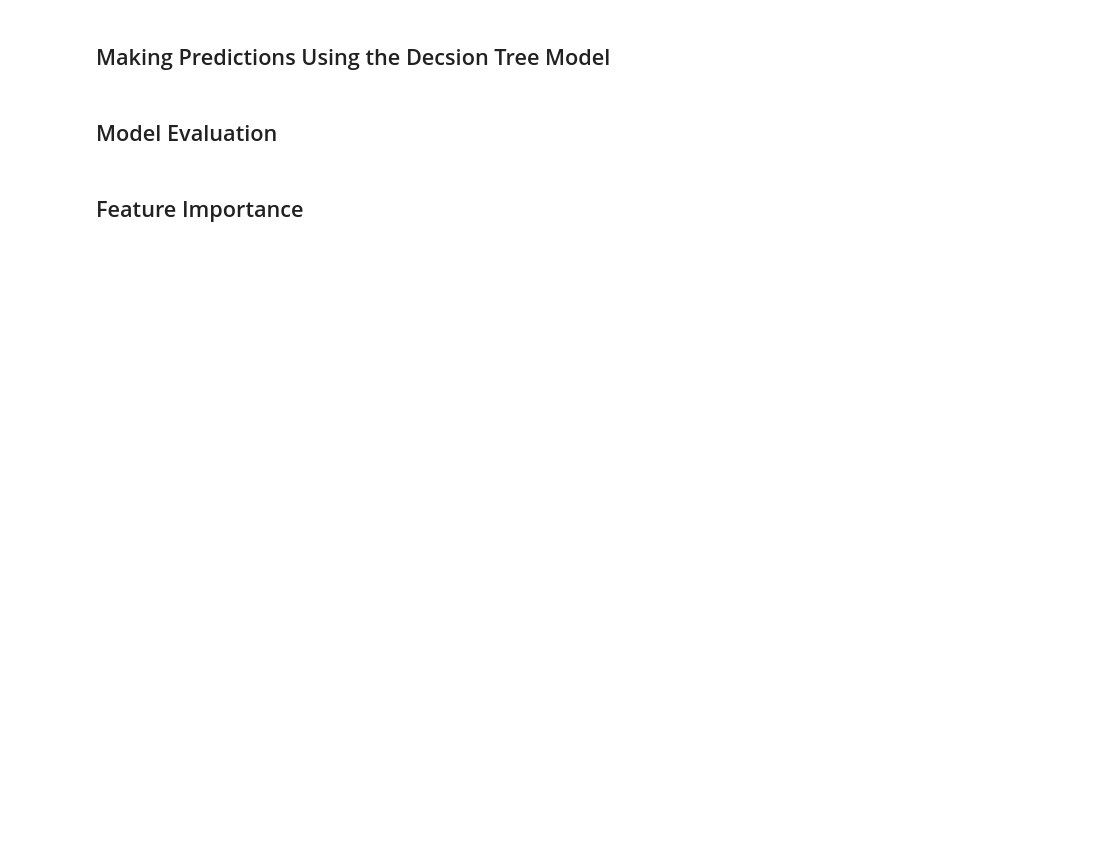
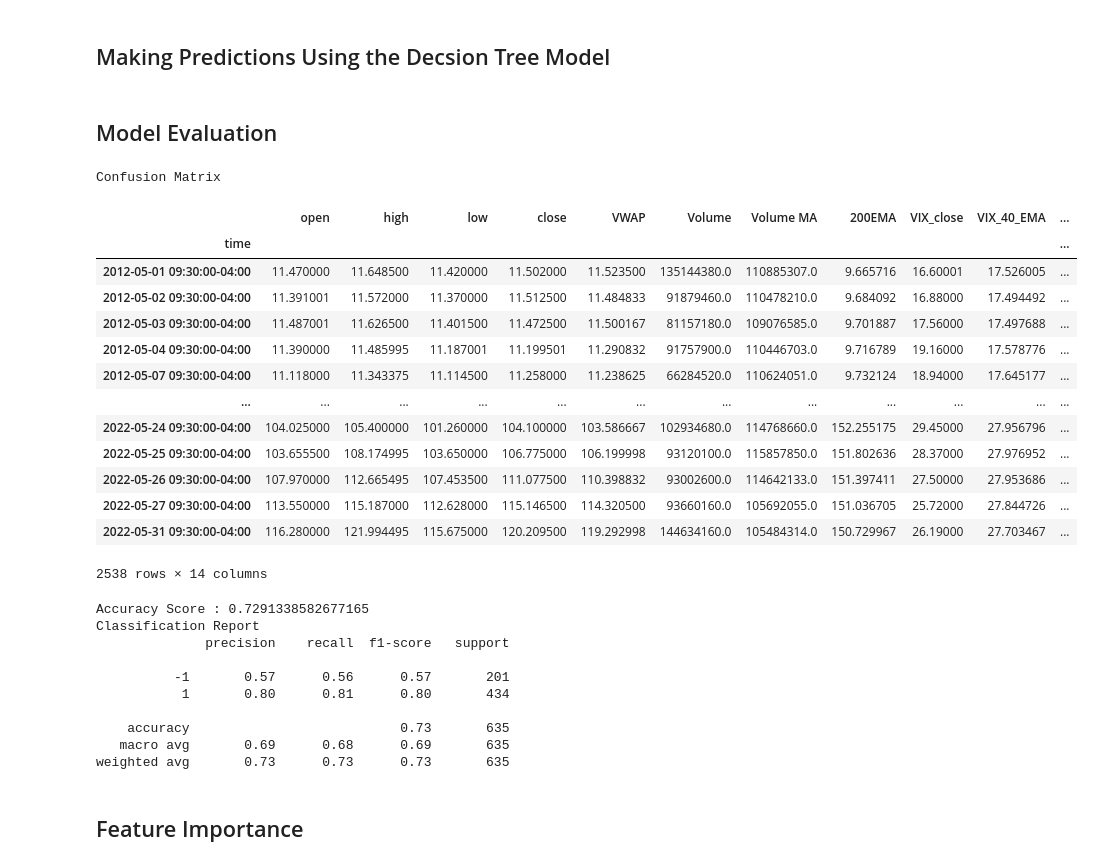
Before and after one commit to mattgifs/Project2, a Jupyter notebook: 04_random_forestsww.ipynb, the cells around one changed output. Drawn from its saved outputs; the diff is of its cells as text; code cells hidden in the pictures; blank space fills up the shorter version.

```diff
--- a/04_random_forestsww.ipynb
+++ b/04_random_forestsww.ipynb
@@ -181,3 +246,12 @@ for df in ticker_df:
 
     #Drop any NA values
     df.dropna()
+# %%
+# Filter each dataframe to 10yr period
+amzn_df_filt = AMZN.loc['05-2012':'05-2022']
+meta_df_filt = META.loc['05-2012':'05-2022']
+tsla_df_filt = TSLA.loc['05-2012':'05-2022']
+#drop nan
+amzn_df_filt = amzn_df_filt.dropna()
+meta_df_filt = meta_df_filt.dropna()
+tsla_df_filt = tsla_df_filt.dropna()
@@ -184,4 +266,4 @@ for df in ticker_df:
 # %%
 # Define features set
-X = amzn_df[['open', 'high', 'low', 'close']]
+X = amzn_df_filt[['open', 'high', 'low', 'close']]
 X.head()
@@ -188,7 +278,6 @@ X.head()
 # %%
 # Define target vector
-y = amzn_df["'open', 'high', 'low', 'close'"].ravel()
-y[:5]
+y = amzn_df_filt['Signal'].astype('int8')
 # %%
 # Splitting into Train and Test sets
 X_train, X_test, y_train, y_test = train_test_split(X, y, random_state=78)
@@ -231,10 +336,36 @@ acc_score = accuracy_score(y_test, predictions)
 # %%
 # Displaying results
 print("Confusion Matrix")
-display(cm_df)
+display(amzn_df_filt)
 print(f"Accuracy Score : {acc_score}")
 print("Classification Report")
 print(classification_report(y_test, predictions))
+# %% [output]
+Confusion Matrix
+|  | open | high | low | close | VWAP | Volume | Volume MA | 200EMA | VIX_close | VIX_40_EMA | ... |
+| time |  |  |  |  |  |  |  |  |  |  | ... |
+| 2012-05-01 09:30:00-04:00 | 11.470000 | 11.648500 | 11.420000 | 11.502000 | 11.523500 | 135144380.0 | 110885307.0 | 9.665716 | 16.60001 | 17.526005 | ... |
+| 2012-05-02 09:30:00-04:00 | 11.391001 | 11.572000 | 11.370000 | 11.512500 | 11.484833 | 91879460.0 | 110478210.0 | 9.684092 | 16.88000 | 17.494492 | ... |
+| 2012-05-03 09:30:00-04:00 | 11.487001 | 11.626500 | 11.401500 | 11.472500 | 11.500167 | 81157180.0 | 109076585.0 | 9.701887 | 17.56000 | 17.497688 | ... |
+| 2012-05-04 09:30:00-04:00 | 11.390000 | 11.485995 | 11.187001 | 11.199501 | 11.290832 | 91757900.0 | 110446703.0 | 9.716789 | 19.16000 | 17.578776 | ... |
+| 2012-05-07 09:30:00-04:00 | 11.118000 | 11.343375 | 11.114500 | 11.258000 | 11.238625 | 66284520.0 | 110624051.0 | 9.732124 | 18.94000 | 17.645177 | ... |
+| ... | ... | ... | ... | ... | ... | ... | ... | ... | ... | ... | ... |
+| 2022-05-24 09:30:00-04:00 | 104.025000 | 105.400000 | 101.260000 | 104.100000 | 103.586667 | 102934680.0 | 114768660.0 | 152.255175 | 29.45000 | 27.956796 | ... |
+| 2022-05-25 09:30:00-04:00 | 103.655500 | 108.174995 | 103.650000 | 106.775000 | 106.199998 | 93120100.0 | 115857850.0 | 151.802636 | 28.37000 | 27.976952 | ... |
+| 2022-05-26 09:30:00-04:00 | 107.970000 | 112.665495 | 107.453500 | 111.077500 | 110.398832 | 93002600.0 | 114642133.0 | 151.397411 | 27.50000 | 27.953686 | ... |
+| 2022-05-27 09:30:00-04:00 | 113.550000 | 115.187000 | 112.628000 | 115.146500 | 114.320500 | 93660160.0 | 105692055.0 | 151.036705 | 25.72000 | 27.844726 | ... |
+| 2022-05-31 09:30:00-04:00 | 116.280000 | 121.994495 | 115.675000 | 120.209500 | 119.292998 | 144634160.0 | 105484314.0 | 150.729967 | 26.19000 | 27.703467 | ... |
+2538 rows × 14 columns
+Accuracy Score : 0.7291338582677165
+Classification Report
+              precision    recall  f1-score   support
+
+          -1       0.57      0.56      0.57       201
+           1       0.80      0.81      0.80       434
+
+    accuracy                           0.73       635
+   macro avg       0.69      0.68      0.69       635
+weighted avg       0.73      0.73      0.73       635
 # %% [markdown]
 ## Feature Importance
 # %%
```
Also changed, not shown: parts of 16 cells of this notebook.
